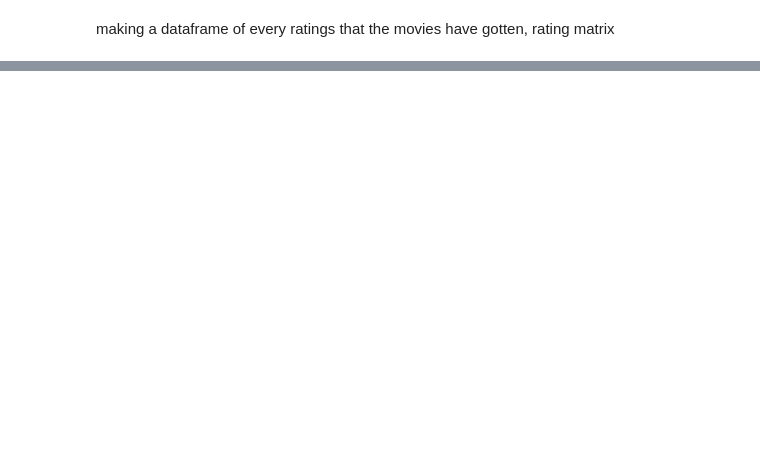
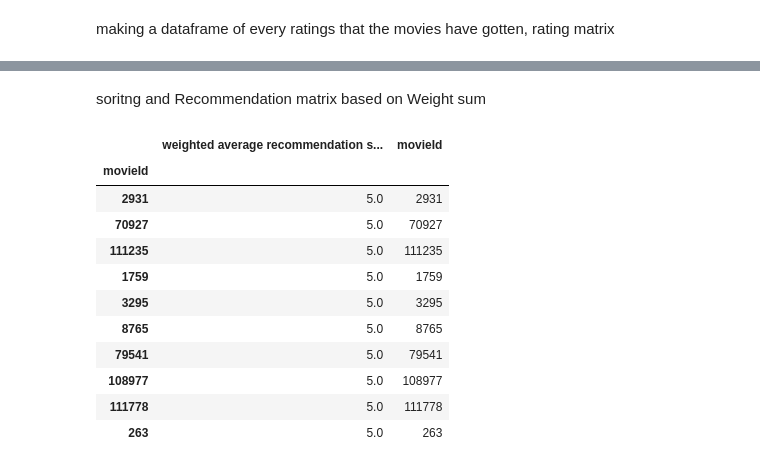
Before and after one commit to Rajputprashantsingh/EDA_Projects-, a Jupyter notebook: Movie_Recommendation/movie_recomm.ipynb, the cells around one changed output, grey strips where cells are left out. Cells and saved outputs as stored; diff of their text form; code cells hidden in the pictures; blank space fills up the shorter version.

```diff
--- a/Movie_Recommendation/movie_recomm.ipynb
+++ b/Movie_Recommendation/movie_recomm.ipynb
@@ -375,0 +558,18 @@ userSubset.head()
+# %% [markdown]
+soritng and Recommendation matrix based on Weight sum
+# %%
+recommendation_df = recommendation_df.sort_values(by='weighted average recommendation score', ascending=False)
+recommendation_df.head(10)
+# %% [output]
+|  | weighted average recommendation s... | movieId |
+| movieId |  |  |
+| 2931 | 5.0 | 2931 |
+| 70927 | 5.0 | 70927 |
+| 111235 | 5.0 | 111235 |
+| 1759 | 5.0 | 1759 |
+| 3295 | 5.0 | 3295 |
+| 8765 | 5.0 | 8765 |
+| 79541 | 5.0 | 79541 |
+| 108977 | 5.0 | 108977 |
+| 111778 | 5.0 | 111778 |
+| 263 | 5.0 | 263 |
```
Also changed, not shown: parts of 25 cells of this notebook.
